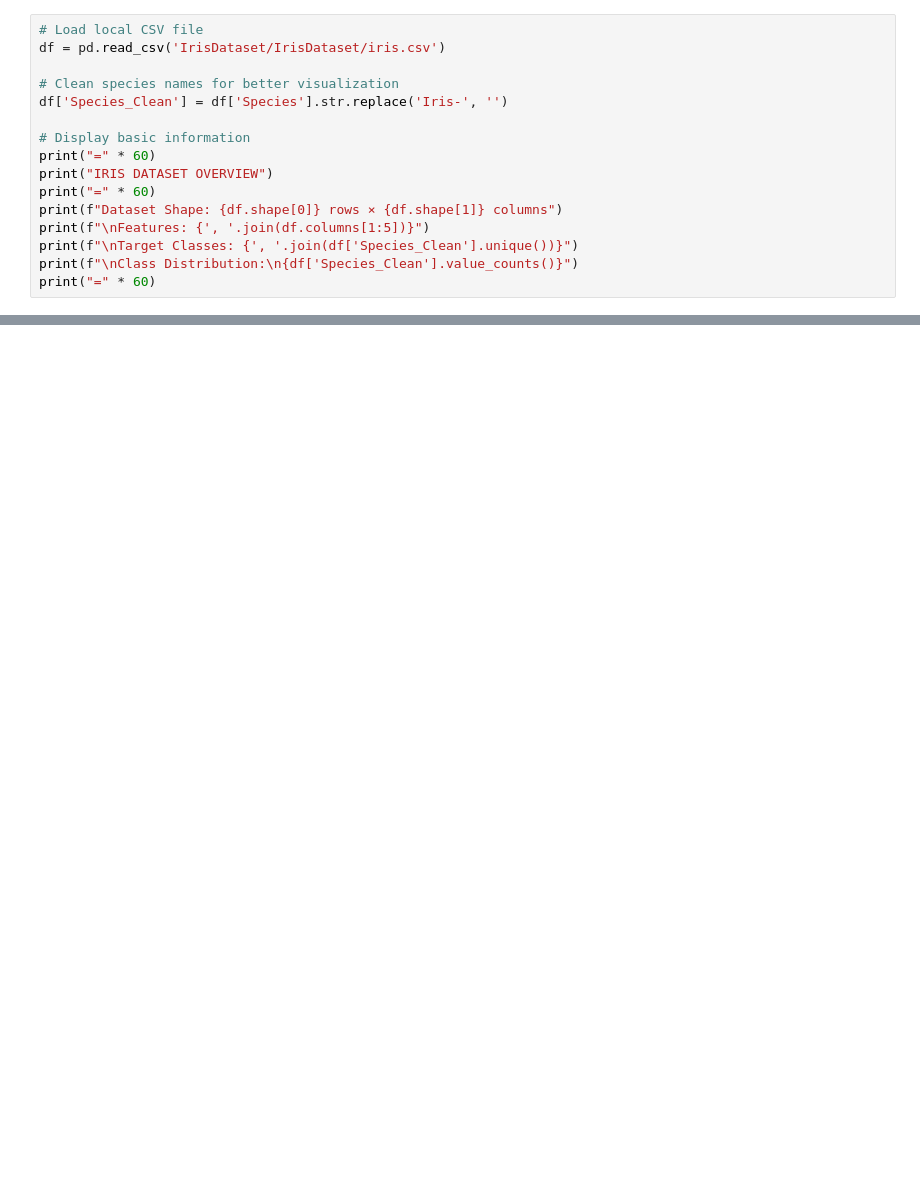
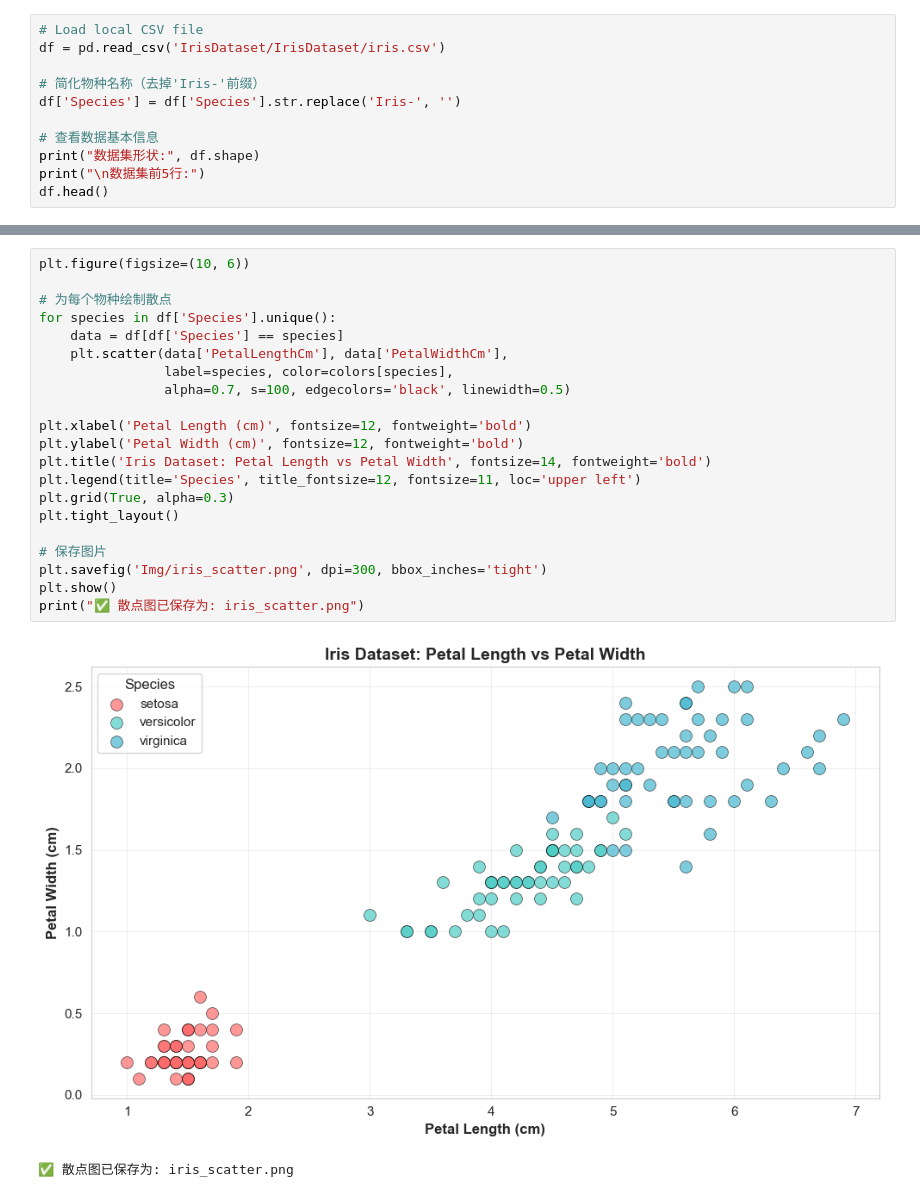
Before and after one commit to LuoL23125/INFO5101-Lab8, a Jupyter notebook: lab8.ipynb, the cells around one changed output, grey strips where cells are left out. Drawn from its saved outputs; the diff is of its cells as text; blank space fills up the shorter version.

Commit message:
Added Img folder and plots

```diff
--- a/lab8.ipynb
+++ b/lab8.ipynb
@@ -13,16 +16,11 @@ plt.rcParams['font.size'] = 10
 # Load local CSV file
 df = pd.read_csv('IrisDataset/IrisDataset/iris.csv')
 
-# Clean species names for better visualization
-df['Species_Clean'] = df['Species'].str.replace('Iris-', '')
+# 简化物种名称（去掉'Iris-'前缀）
+df['Species'] = df['Species'].str.replace('Iris-', '')
 
-# Display basic information
-print("=" * 60)
-print("IRIS DATASET OVERVIEW")
-print("=" * 60)
-print(f"Dataset Shape: {df.shape[0]} rows × {df.shape[1]} columns")
-print(f"\nFeatures: {', '.join(df.columns[1:5])}")
-print(f"\nTarget Classes: {', '.join(df['Species_Clean'].unique())}")
-print(f"\nClass Distribution:\n{df['Species_Clean'].value_counts()}")
-print("=" * 60)
+# 查看数据基本信息
+print("数据集形状:", df.shape)
+print("\n数据集前5行:")
+df.head()
 # %% [output]
@@ -193,0 +36,24 @@ Strong Correlations (|r| > 0.7):
+# %%
+plt.figure(figsize=(10, 6))
+
+# 为每个物种绘制散点
+for species in df['Species'].unique():
+    data = df[df['Species'] == species]
+    plt.scatter(data['PetalLengthCm'], data['PetalWidthCm'],
+                label=species, color=colors[species],
+                alpha=0.7, s=100, edgecolors='black', linewidth=0.5)
+
+plt.xlabel('Petal Length (cm)', fontsize=12, fontweight='bold')
+plt.ylabel('Petal Width (cm)', fontsize=12, fontweight='bold')
+plt.title('Iris Dataset: Petal Length vs Petal Width', fontsize=14, fontweight='bold')
+plt.legend(title='Species', title_fontsize=12, fontsize=11, loc='upper left')
+plt.grid(True, alpha=0.3)
+plt.tight_layout()
+
+# 保存图片
+plt.savefig('Img/iris_scatter.png', dpi=300, bbox_inches='tight')
+plt.show()
+print("✅ 散点图已保存为: iris_scatter.png")
+# %% [output]
+[figure, added]
+✅ 散点图已保存为: iris_scatter.png
```
Also changed, not shown: parts of 7 cells of this notebook, 4 other files.
